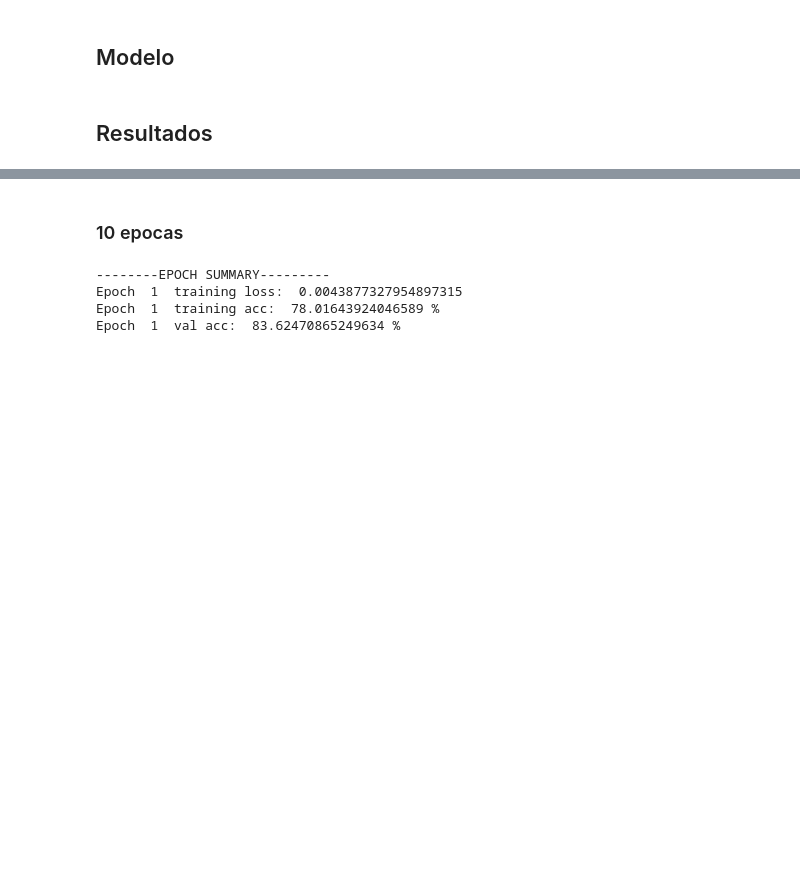
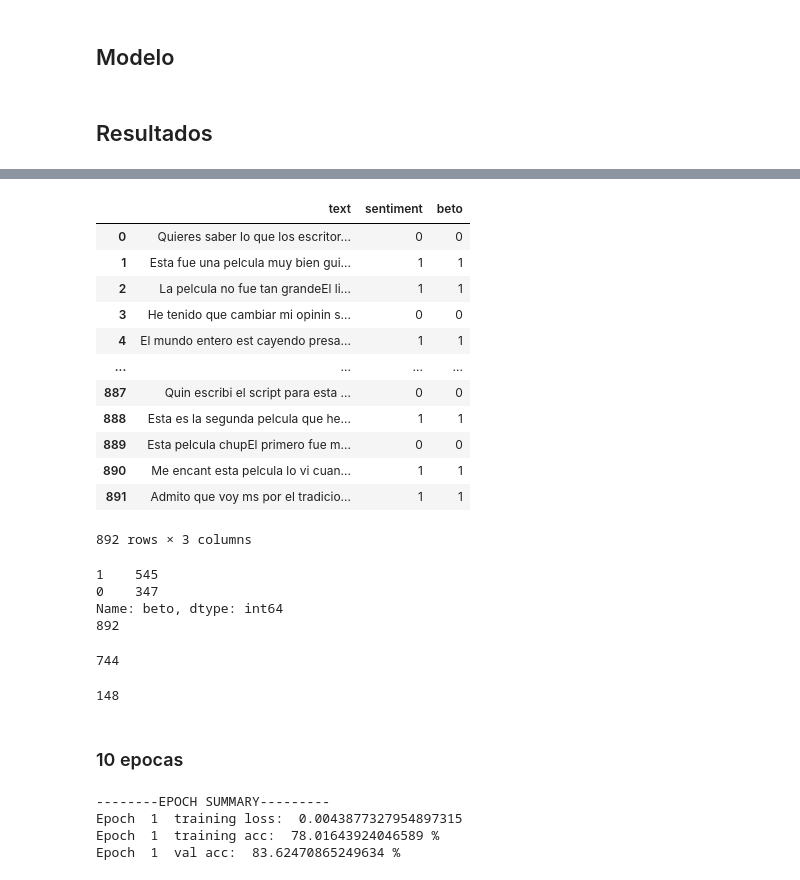
Before and after one commit to joseortizm/RecSys, a Jupyter notebook: beto.ipynb, the cells around one changed output, grey strips where cells are left out. Cells and saved outputs as stored; diff of their text form; code cells hidden in the pictures; blank space fills up the shorter version.

```diff
--- a/beto.ipynb
+++ b/beto.ipynb
@@ -654,0 +681,20 @@ def respuestas(reales, predicciones):
+# %%
+label_preds = get_predictions(model, test_data_loader)
+# %%
+commentDFVal_clean['beto'] = label_preds
+# %%
+commentDFVal_clean
+# %% [output]
+|  | text | sentiment | beto |
+| 0 | Quieres saber lo que los escritor... | 0 | 0 |
+| 1 | Esta fue una pelcula muy bien gui... | 1 | 1 |
+| 2 | La pelcula no fue tan grandeEl li... | 1 | 1 |
+| 3 | He tenido que cambiar mi opinin s... | 0 | 0 |
+| 4 | El mundo entero est cayendo presa... | 1 | 1 |
+| ... | ... | ... | ... |
+| 887 | Quin escribi el script para esta ... | 0 | 0 |
+| 888 | Esta es la segunda pelcula que he... | 1 | 1 |
+| 889 | Esta pelcula chupEl primero fue m... | 0 | 0 |
+| 890 | Me encant esta pelcula lo vi cuan... | 1 | 1 |
+| 891 | Admito que voy ms por el tradicio... | 1 | 1 |
+892 rows × 3 columns
@@ -654,0 +704,8 @@ def respuestas(reales, predicciones):
+# %%
+print(commentDFVal_clean.beto.value_counts())
+print(len(commentDFVal_clean.beto))
+# %% [output]
+1    545
+0    347
+Name: beto, dtype: int64
+892
@@ -655,3 +714,11 @@ def respuestas(reales, predicciones):
+# %%
+aciertos
+# %% [output]
+744
+# %%
+no_aciertos
+# %% [output]
+148
 # %% [markdown]
 ### 10 epocas
 # %%
```
Also changed, not shown: parts of 9 cells of this notebook, 5 other files.
